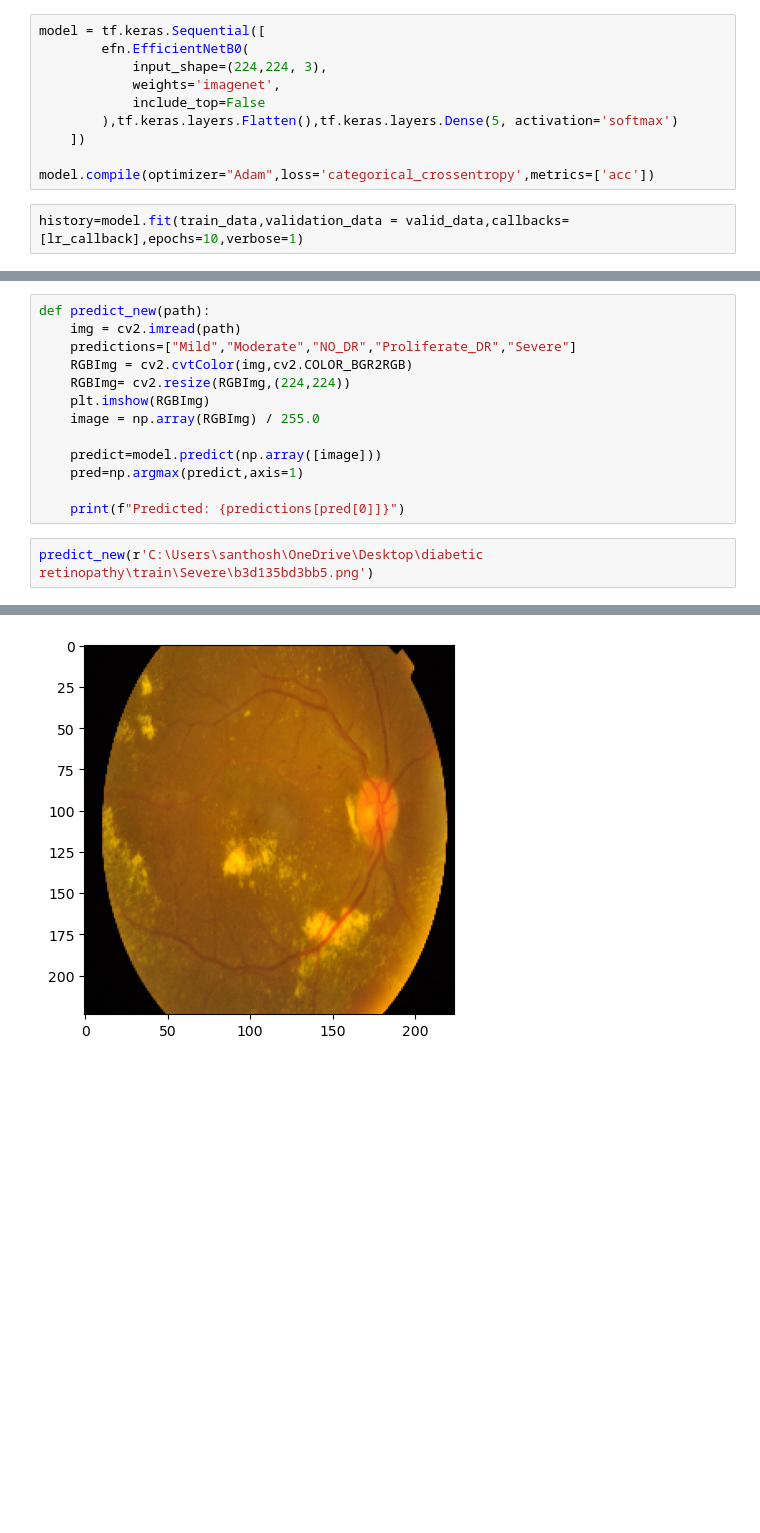
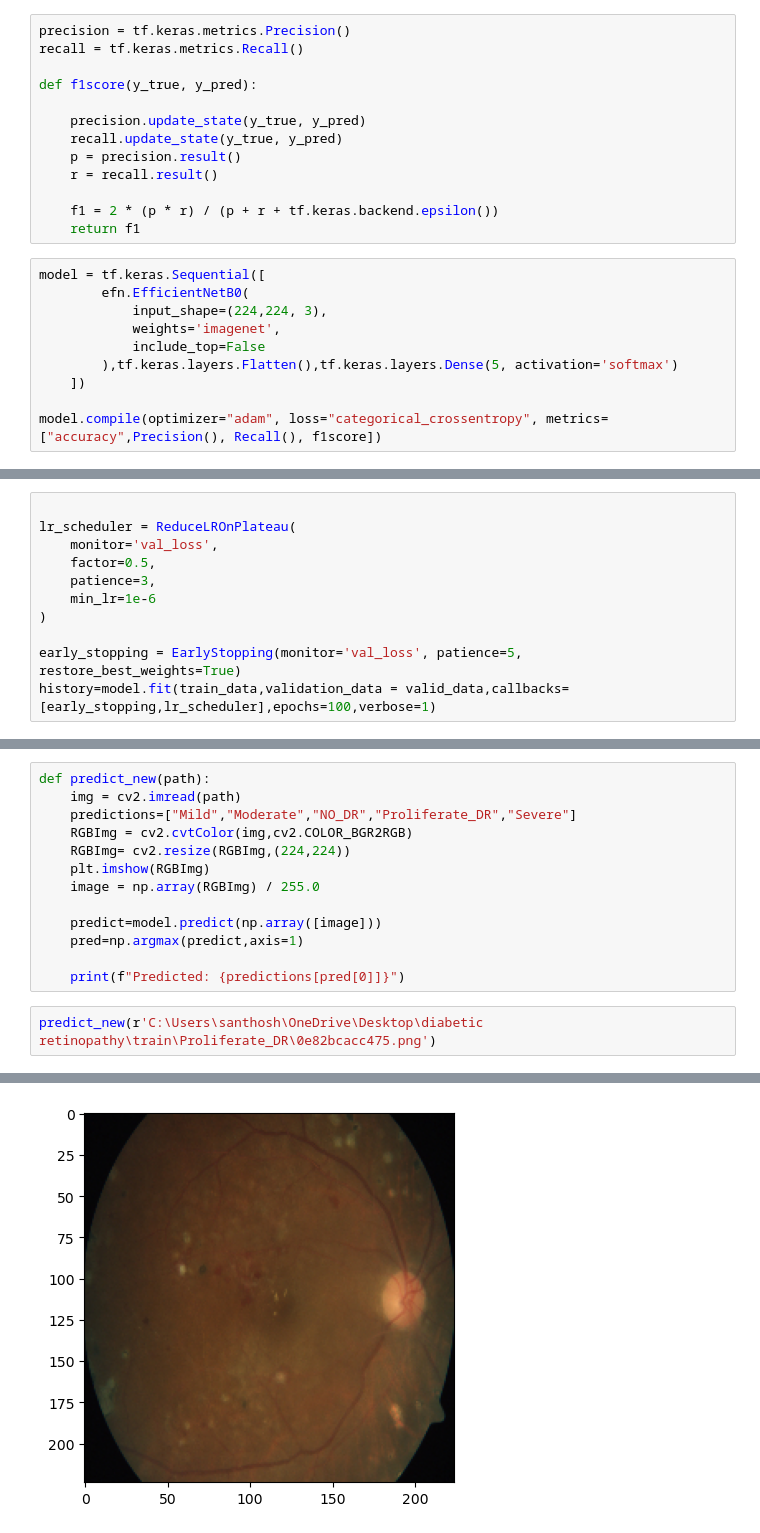
Before and after one commit to Santhoshmarimuthu/DR-detection, a Jupyter notebook: DR-efficient net.ipynb, the cells around one changed output, grey strips where cells are left out. Saved outputs shown, nothing was run; the diff lists cells and outputs as text; blank space fills up the shorter version.

```diff
--- a/DR-efficient net.ipynb
+++ b/DR-efficient net.ipynb
@@ -67,3 +53,16 @@ lr_callback=tf.keras.callbacks.LearningRateScheduler(lr_rate)
+# %%
+precision = tf.keras.metrics.Precision()
+recall = tf.keras.metrics.Recall()
+
+def f1score(y_true, y_pred):
+
+    precision.update_state(y_true, y_pred)
+    recall.update_state(y_true, y_pred)
+    p = precision.result()
+    r = recall.result()
+
+    f1 = 2 * (p * r) / (p + r + tf.keras.backend.epsilon())
+    return f1
 # %%
 model = tf.keras.Sequential([
         efn.EfficientNetB0(
@@ -73,6 +72,4 @@ model = tf.keras.Sequential([
         ),tf.keras.layers.Flatten(),tf.keras.layers.Dense(5, activation='softmax')
     ])
 
-model.compile(optimizer="Adam",loss='categorical_crossentropy',metrics=['acc'])
+model.compile(optimizer="adam", loss="categorical_crossentropy", metrics=["accuracy",Precision(), Recall(), f1score])
-# %%
-history=model.fit(train_data,validation_data = valid_data,callbacks=[lr_callback],epochs=10,verbose=1)
@@ -125,0 +76,11 @@ display_training_curves(
+# %%
+
+lr_scheduler = ReduceLROnPlateau(
+    monitor='val_loss',
+    factor=0.5,
+    patience=3,
+    min_lr=1e-6
+)
+
+early_stopping = EarlyStopping(monitor='val_loss', patience=5, restore_best_weights=True)
+history=model.fit(train_data,validation_data = valid_data,callbacks=[early_stopping,lr_scheduler],epochs=100,verbose=1)
@@ -181,5 +231,5 @@ def predict_new(path):
 
     print(f"Predicted: {predictions[pred[0]]}")
 # %%
-predict_new(r'C:\Users\santhosh\OneDrive\Desktop\diabetic retinopathy\train\Severe\b3d135bd3bb5.png')
+predict_new(r'C:\Users\santhosh\OneDrive\Desktop\diabetic retinopathy\train\Proliferate_DR\0e82bcacc475.png')
 # %% [output]
@@ -188,2 +238,2 @@ Predicted: Severe
-[figure, old version]
+[figure, new version]
 # %%
```
Also changed, not shown: parts of 21 cells of this notebook.
